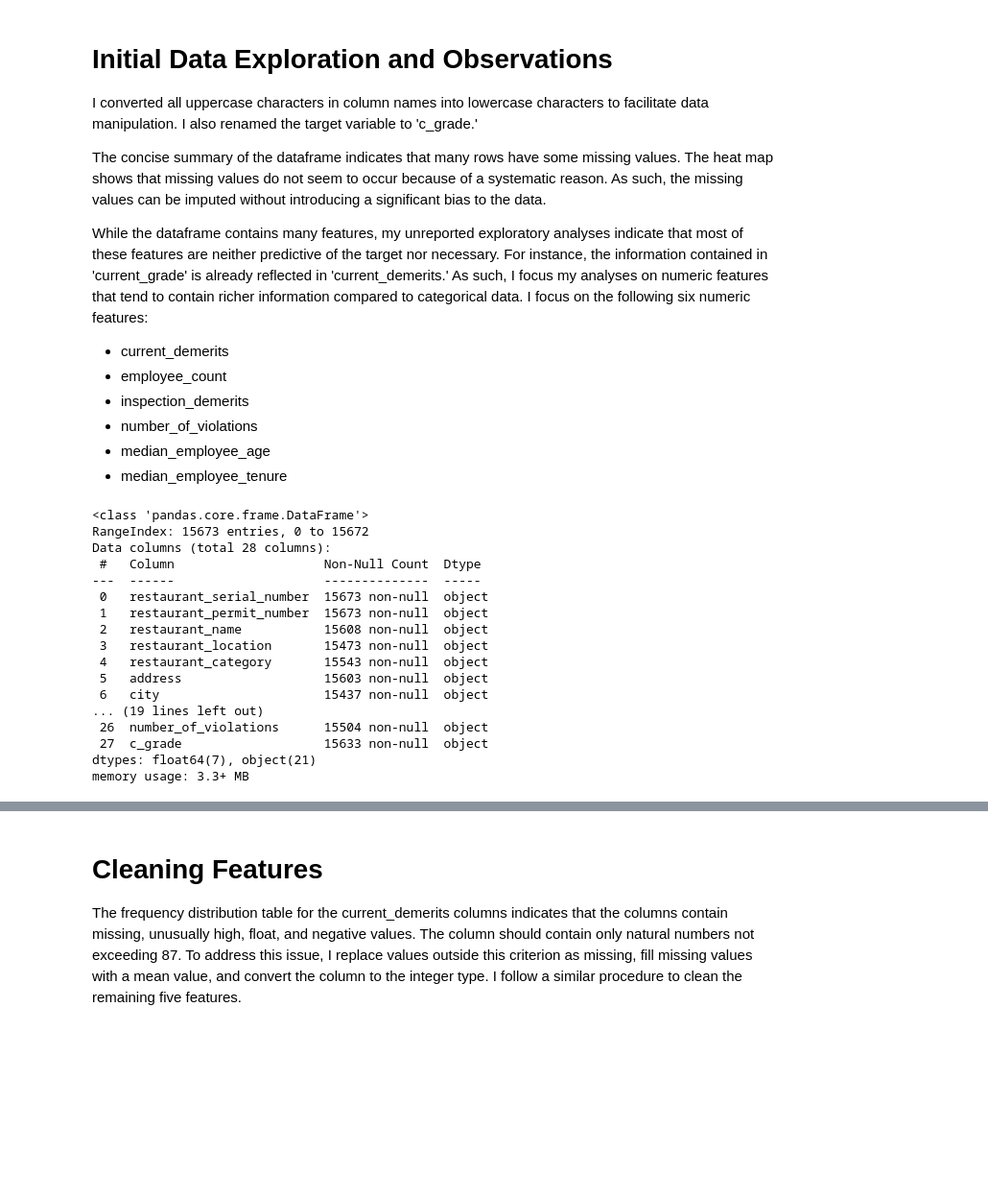
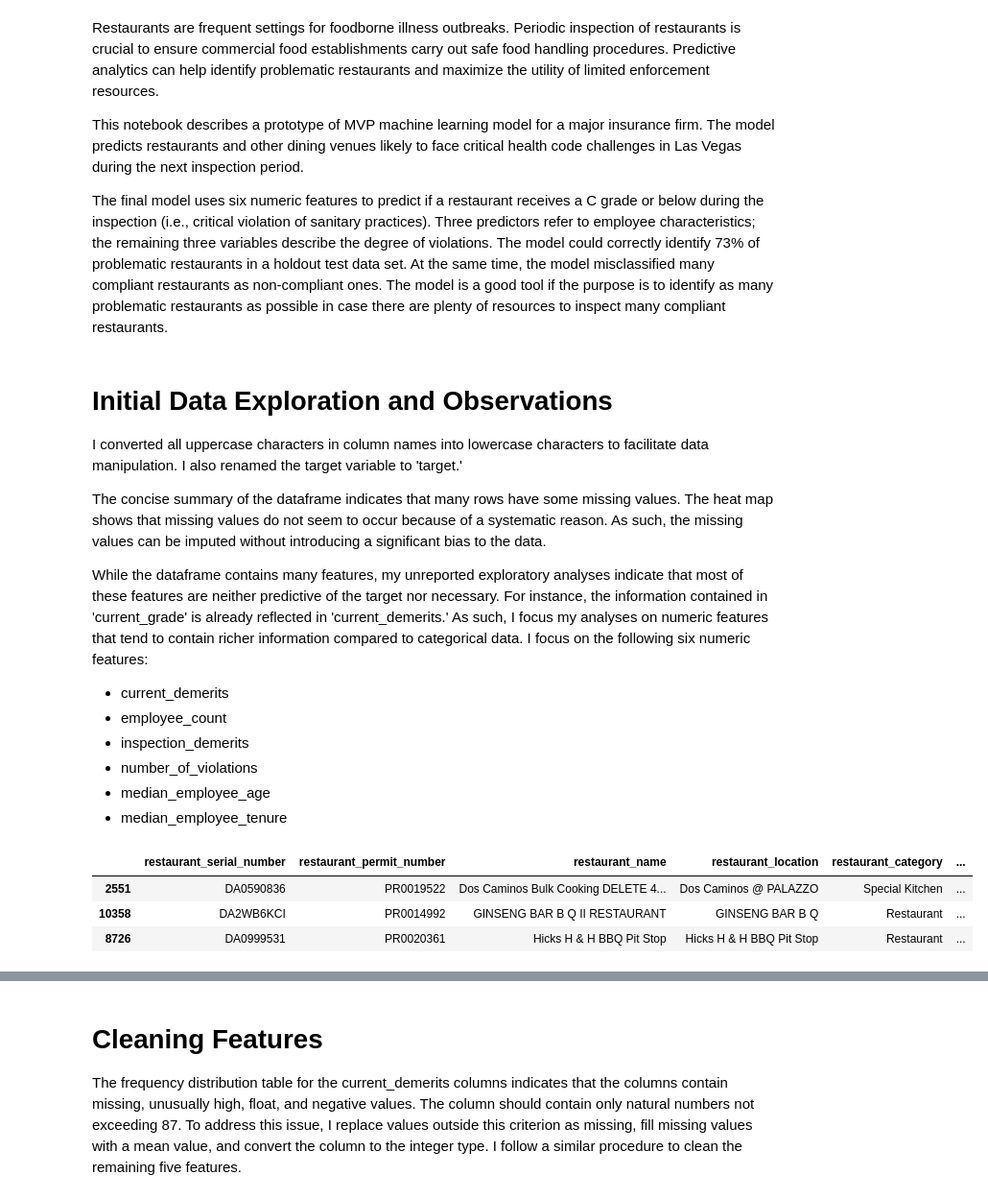
Before and after one commit to magorshunov/predicting_restaurant_health_code_violations, a Jupyter notebook: notebook.ipynb, the cells around one changed output, grey strips where cells are left out. Shown: that part at 96% size. Saved outputs shown, nothing was run; the diff lists cells and outputs as text; code cells hidden in the pictures; blank space fills up the shorter version.

```diff
--- a/notebook.ipynb
+++ b/notebook.ipynb
@@ -22,6 +8,12 @@ df.head(3)
+# %% [markdown]
+Restaurants are frequent settings for foodborne illness outbreaks. Periodic inspection of restaurants is crucial to ensure commercial food establishments carry out safe food handling procedures. Predictive analytics can help identify problematic restaurants and maximize the utility of limited enforcement resources.
+
+This notebook describes a prototype of MVP machine learning model for a major insurance firm. The model predicts restaurants and other dining venues likely to face critical health code challenges in Las Vegas during the next inspection period.
+
+The final model uses six numeric features to predict if a restaurant receives a C grade or below during the inspection (i.e., critical violation of sanitary practices). Three predictors refer to employee characteristics; the remaining three variables describe the degree of violations. The model could correctly identify 73% of problematic restaurants in a holdout test data set. At the same time, the model misclassified many compliant restaurants as non-compliant ones. The model is a good tool if the purpose is to identify as many problematic restaurants as possible in case there are plenty of resources to inspect many compliant restaurants.
 # %% [markdown]
 # Initial Data Exploration and Observations
-I converted all uppercase characters in column names into lowercase characters to facilitate data manipulation. I also renamed the target variable to 'c_grade.'
+I converted all uppercase characters in column names into lowercase characters to facilitate data manipulation. I also renamed the target variable to 'target.'
 
 The concise summary of the dataframe indicates that many rows have some missing values. The heat map shows that missing values do not seem to occur because of a systematic reason. As such, the missing values can be imputed without introducing a significant bias to the data.
 
@@ -32,25 +24,3 @@ While the dataframe contains many features, my unreported exploratory analyses i
 - number_of_violations
 - median_employee_age
 - median_employee_tenure
-# %%
-df.columns = df.columns.str.lower()
-df.rename(columns = {'next_inspection_grade_c_or_below':'c_grade'}, inplace = True)
-df.info()
-# %% [output]
-<class 'pandas.core.frame.DataFrame'>
-RangeIndex: 15673 entries, 0 to 15672
-Data columns (total 28 columns):
- #   Column                    Non-Null Count  Dtype
----  ------                    --------------  -----
- 0   restaurant_serial_number  15673 non-null  object
- 1   restaurant_permit_number  15673 non-null  object
- 2   restaurant_name           15608 non-null  object
- 3   restaurant_location       15473 non-null  object
- 4   restaurant_category       15543 non-null  object
- 5   address                   15603 non-null  object
- 6   city                      15437 non-null  object
-... (19 lines left out)
- 26  number_of_violations      15504 non-null  object
- 27  c_grade                   15633 non-null  object
-dtypes: float64(7), object(21)
-memory usage: 3.3+ MB
@@ -56,0 +38,11 @@ memory usage: 3.3+ MB
+# %%
+#read in the dataset into dataframe and display three randomly selected rows
+df = pd.read_csv('TRAIN_SET_2021.csv')
+df.columns = df.columns.str.lower()
+df.rename(columns = {'next_inspection_grade_c_or_below':'target'}, inplace = True)
+df.sample(3)
+# %% [output]
+|  | restaurant_serial_number | restaurant_permit_number | restaurant_name | restaurant_location | restaurant_category | ... |
+| 2551 | DA0590836 | PR0019522 | Dos Caminos Bulk Cooking DELETE 4... | Dos Caminos @ PALAZZO | Special Kitchen | ... |
+| 10358 | DA2WB6KCI | PR0014992 | GINSENG BAR B Q II RESTAURANT | GINSENG BAR B Q | Restaurant | ... |
+| 8726 | DA0999531 | PR0020361 | Hicks H & H BBQ Pit Stop | Hicks H & H BBQ Pit Stop | Restaurant | ... |
```
Also changed, not shown: parts of 25 cells of this notebook.
